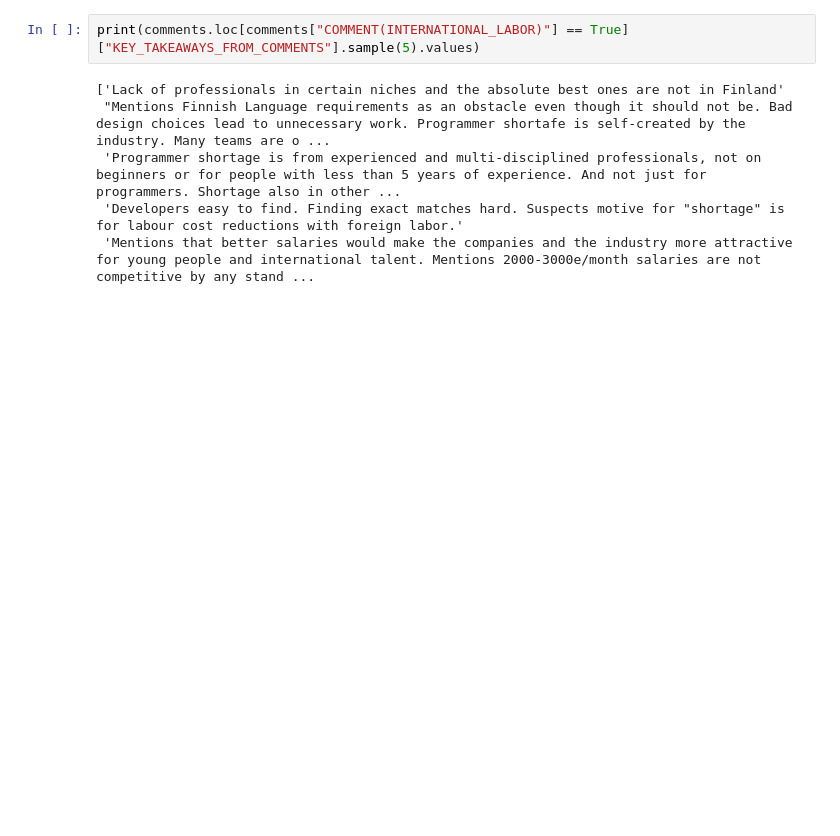
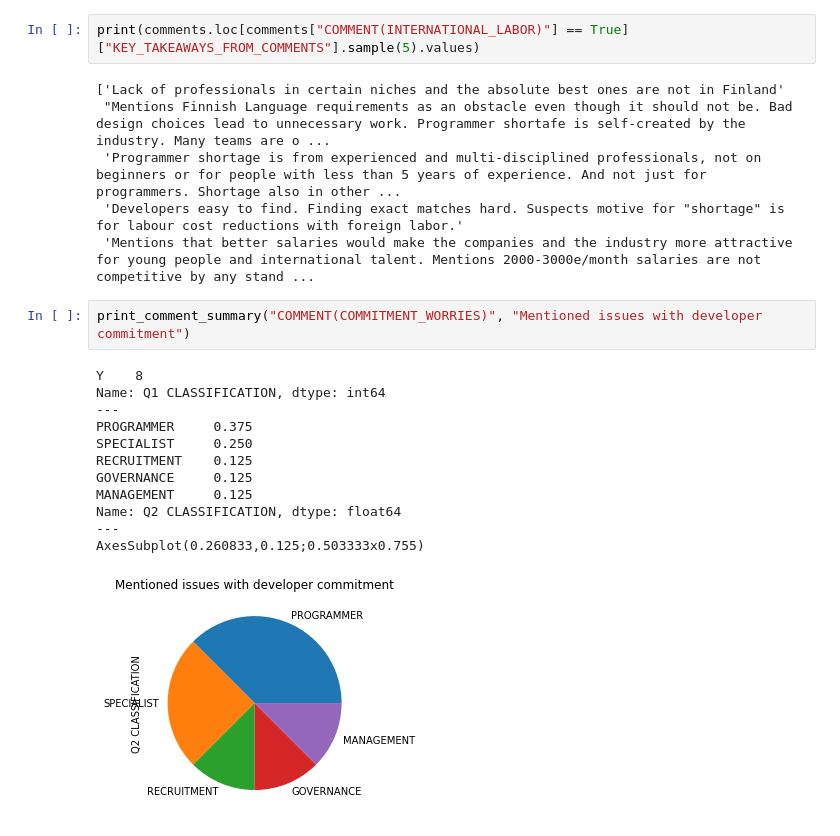
Before and after one commit to Eeko/koodaripula.com, a Jupyter notebook: datasets/3-comment_analysis-2.ipynb, the cells around one changed output. Saved outputs shown, nothing was run; the diff lists cells and outputs as text; blank space fills up the shorter version.

```diff
--- a/datasets/3-comment_analysis-2.ipynb
+++ b/datasets/3-comment_analysis-2.ipynb
@@ -84,3 +84,18 @@ print(comments.loc[comments["COMMENT(INTERNATIONAL_LABOR)"] == True]["KEY_TAKEAW
  'Programmer shortage is from experienced and multi-disciplined professionals, not on beginners or for people with less than 5 years of experience. And not just for programmers. Shortage also in other ...
  'Developers easy to find. Finding exact matches hard. Suspects motive for "shortage" is for labour cost reductions with foreign labor.'
  'Mentions that better salaries would make the companies and the industry more attractive for young people and international talent. Mentions 2000-3000e/month salaries are not competitive by any stand ...
+# %%
+print_comment_summary("COMMENT(COMMITMENT_WORRIES)", "Mentioned issues with developer commitment")
+# %% [output]
+Y    8
+Name: Q1 CLASSIFICATION, dtype: int64
+---
+PROGRAMMER     0.375
+SPECIALIST     0.250
+RECRUITMENT    0.125
+GOVERNANCE     0.125
+MANAGEMENT     0.125
+Name: Q2 CLASSIFICATION, dtype: float64
+---
+AxesSubplot(0.260833,0.125;0.503333x0.755)
+[figure, added]
```
Also changed, not shown: parts of 15 cells of this notebook, 2 other files.
